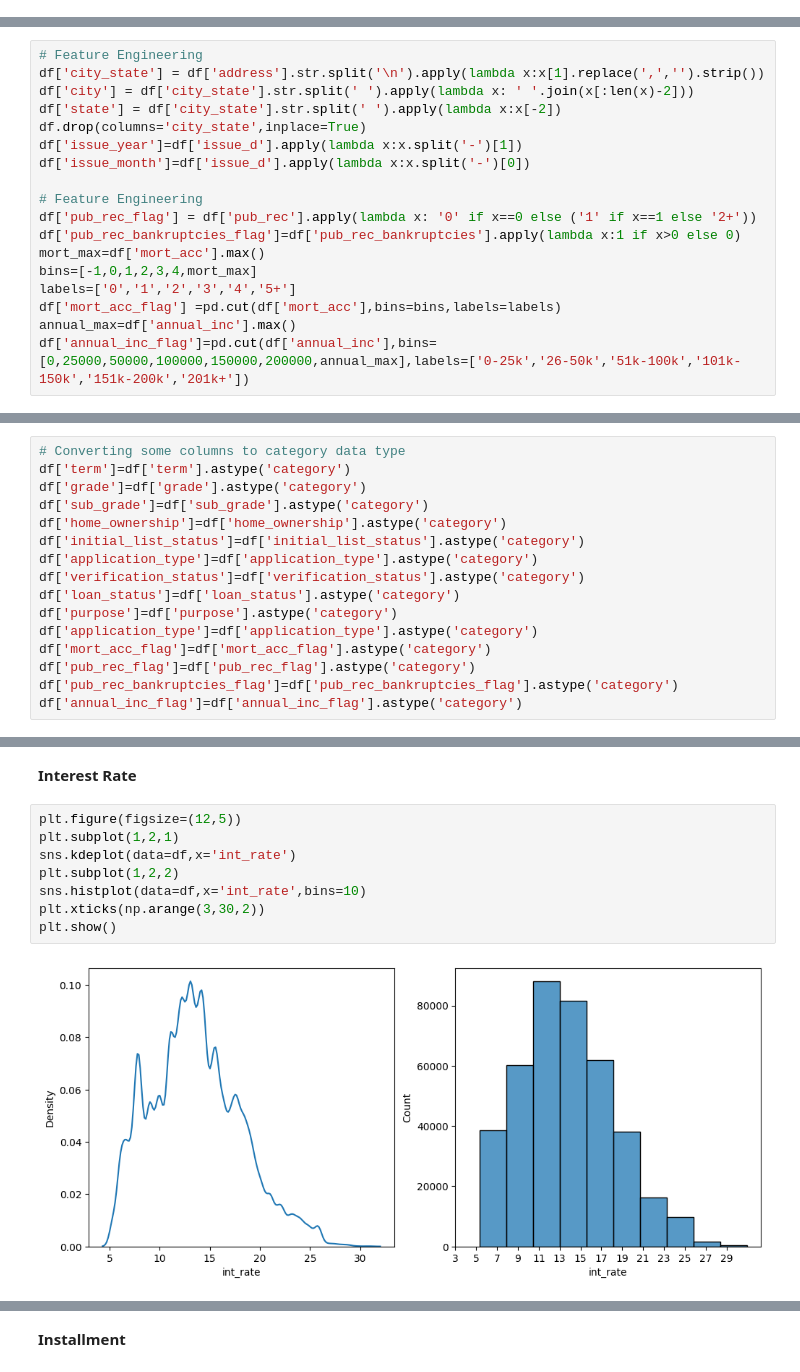
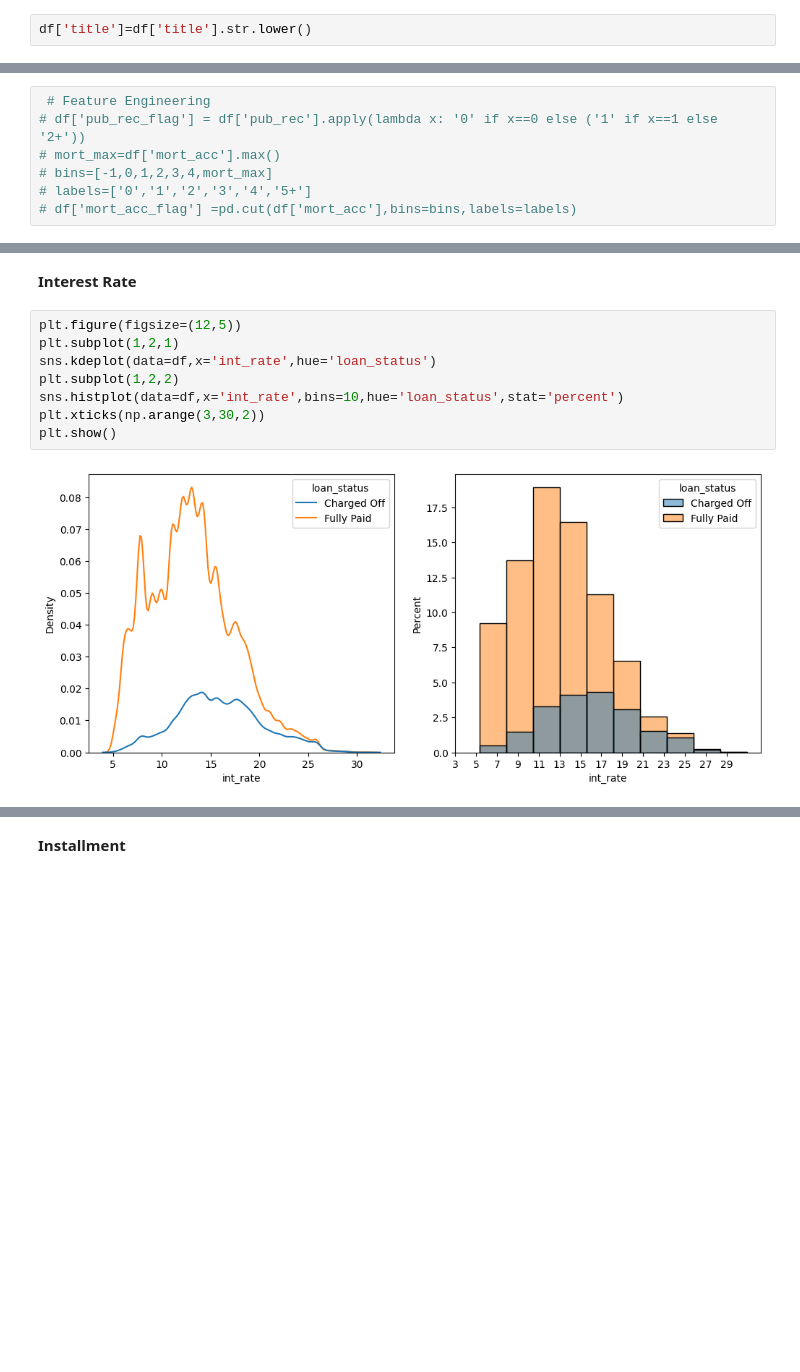
Before and after one commit to namangarg1805/Data-Analytics, a Jupyter notebook: ABC_Loan_Company.ipynb, the cells around one changed output, grey strips where cells are left out. Cells and saved outputs as stored; diff of their text form; blank space fills up the shorter version.

```diff
--- a/ABC_Loan_Company.ipynb
+++ b/ABC_Loan_Company.ipynb
@@ -152,0 +187,2 @@ for i in res.index:
+# %%
+df['title']=df['title'].str.lower()
@@ -196,18 +355,7 @@ Name: count, Length: 393700, dtype: int64
 # %%
-# Feature Engineering
-df['city_state'] = df['address'].str.split('\n').apply(lambda x:x[1].replace(',','').strip())
-df['city'] = df['city_state'].str.split(' ').apply(lambda x: ' '.join(x[:len(x)-2]))
-df['state'] = df['city_state'].str.split(' ').apply(lambda x:x[-2])
-df.drop(columns='city_state',inplace=True)
-df['issue_year']=df['issue_d'].apply(lambda x:x.split('-')[1])
-df['issue_month']=df['issue_d'].apply(lambda x:x.split('-')[0])
-
-# Feature Engineering
-df['pub_rec_flag'] = df['pub_rec'].apply(lambda x: '0' if x==0 else ('1' if x==1 else '2+'))
-df['pub_rec_bankruptcies_flag']=df['pub_rec_bankruptcies'].apply(lambda x:1 if x>0 else 0)
-mort_max=df['mort_acc'].max()
-bins=[-1,0,1,2,3,4,mort_max]
-labels=['0','1','2','3','4','5+']
-df['mort_acc_flag'] =pd.cut(df['mort_acc'],bins=bins,labels=labels)
-annual_max=df['annual_inc'].max()
-df['annual_inc_flag']=pd.cut(df['annual_inc'],bins=[0,25000,50000,100000,150000,200000,annual_max],labels=['0-25k','26-50k','51k-100k','101k-150k','151k-200k','201k+'])
+ # Feature Engineering
+# df['pub_rec_flag'] = df['pub_rec'].apply(lambda x: '0' if x==0 else ('1' if x==1 else '2+'))
+# mort_max=df['mort_acc'].max()
+# bins=[-1,0,1,2,3,4,mort_max]
+# labels=['0','1','2','3','4','5+']
+# df['mort_acc_flag'] =pd.cut(df['mort_acc'],bins=bins,labels=labels)
@@ -236,16 +361,0 @@ memory usage: 100.5+ MB
-# %%
-# Converting some columns to category data type
-df['term']=df['term'].astype('category')
-df['grade']=df['grade'].astype('category')
-df['sub_grade']=df['sub_grade'].astype('category')
-df['home_ownership']=df['home_ownership'].astype('category')
-df['initial_list_status']=df['initial_list_status'].astype('category')
-df['application_type']=df['application_type'].astype('category')
-df['verification_status']=df['verification_status'].astype('category')
-df['loan_status']=df['loan_status'].astype('category')
-df['purpose']=df['purpose'].astype('category')
-df['application_type']=df['application_type'].astype('category')
-df['mort_acc_flag']=df['mort_acc_flag'].astype('category')
-df['pub_rec_flag']=df['pub_rec_flag'].astype('category')
-df['pub_rec_bankruptcies_flag']=df['pub_rec_bankruptcies_flag'].astype('category')
-df['annual_inc_flag']=df['annual_inc_flag'].astype('category')
@@ -336,12 +423,12 @@ And also most people took loan amount of 10000 and it decreases as the loan amou
 # %%
 plt.figure(figsize=(12,5))
 plt.subplot(1,2,1)
-sns.kdeplot(data=df,x='int_rate')
+sns.kdeplot(data=df,x='int_rate',hue='loan_status')
 plt.subplot(1,2,2)
-sns.histplot(data=df,x='int_rate',bins=10)
+sns.histplot(data=df,x='int_rate',bins=10,hue='loan_status',stat='percent')
 plt.xticks(np.arange(3,30,2))
 plt.show()
 # %% [output]
-[figure, old version]
+[figure, new version]
 # %%
 # Major spike evaluation
```
Also changed, not shown: parts of 175 cells of this notebook.
